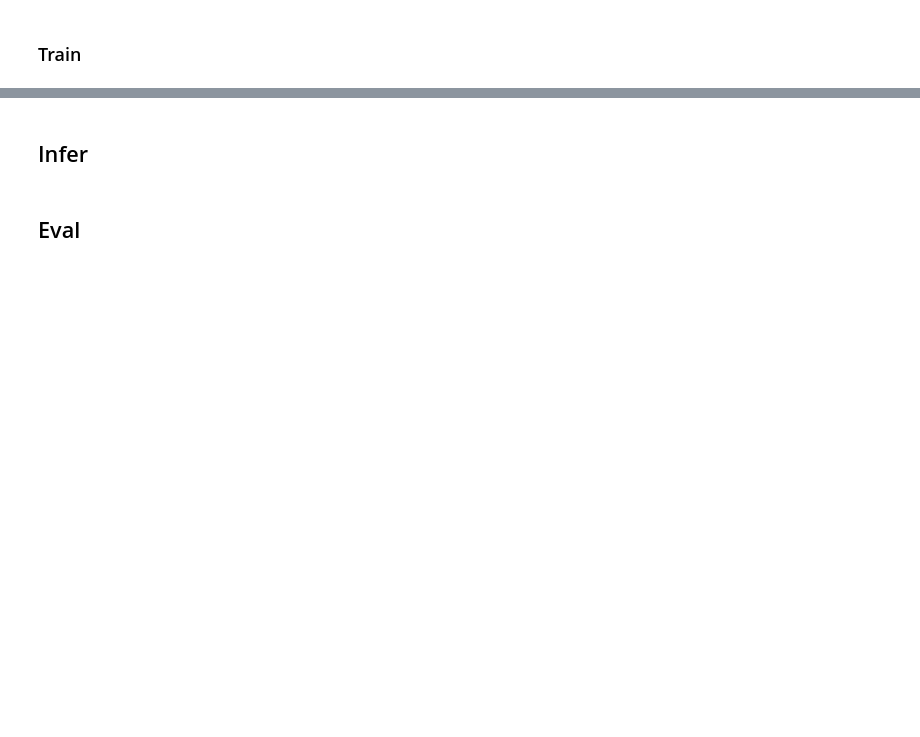
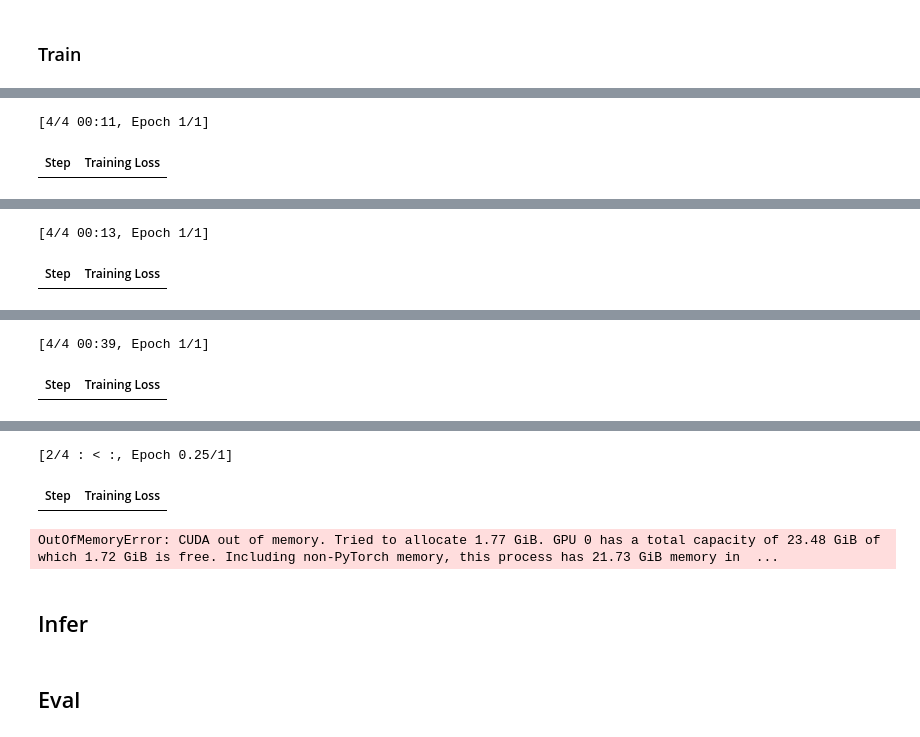
Before and after one commit to wassname/OpenCoconut, a Jupyter notebook: examples/main.ipynb, the cells around one changed output, grey strips where cells are left out. Drawn from its saved outputs; the diff is of its cells as text; code cells hidden in the pictures; blank space fills up the shorter version.

```diff
--- a/examples/main.ipynb
+++ b/examples/main.ipynb
@@ -183,7 +199,10 @@ if DEBUG:
 
 # Initialize trainer
 for stage in range(coconut_config.stages):
+
+    dataset = trainer = None
     clear_memory()
+
     logger.info(f"starting stage {stage}")
     logger.info("preparing dataset")
     dataset = CoTDataset(
@@ -234,3 +253,4 @@ for stage in range(coconut_config.stages):
     logger.info(f"finished stage {stage}. Saved to {current_output_dir}")
 
     clear_memory()
+# %% [output]
@@ -236,0 +261,2 @@ for stage in range(coconut_config.stages):
+[4/4 00:11, Epoch 1/1]
+| Step | Training Loss |
@@ -236,0 +268,2 @@ for stage in range(coconut_config.stages):
+[4/4 00:13, Epoch 1/1]
+| Step | Training Loss |
@@ -236,0 +275,2 @@ for stage in range(coconut_config.stages):
+[4/4 00:39, Epoch 1/1]
+| Step | Training Loss |
@@ -236,0 +282,3 @@ for stage in range(coconut_config.stages):
+[2/4 : < :, Epoch 0.25/1]
+| Step | Training Loss |
+OutOfMemoryError: CUDA out of memory. Tried to allocate 1.77 GiB. GPU 0 has a total capacity of 23.48 GiB of which 1.72 GiB is free. Including non-PyTorch memory, this process has 21.73 GiB memory in  ...
```
Also changed, not shown: parts of 6 cells of this notebook, 2 other files.
